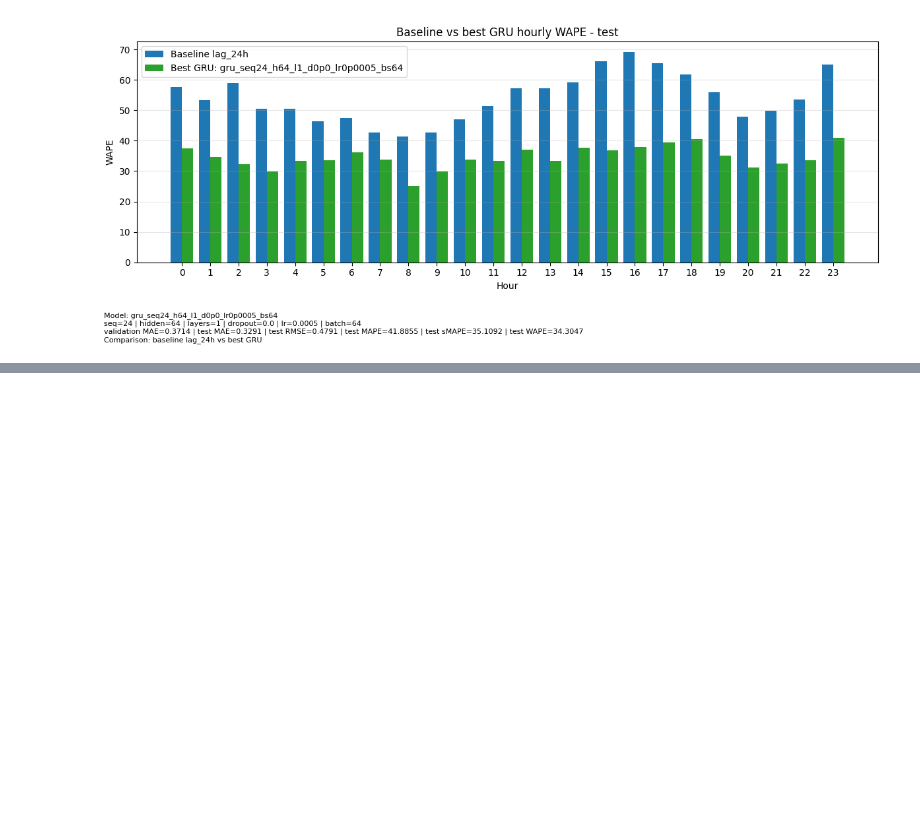
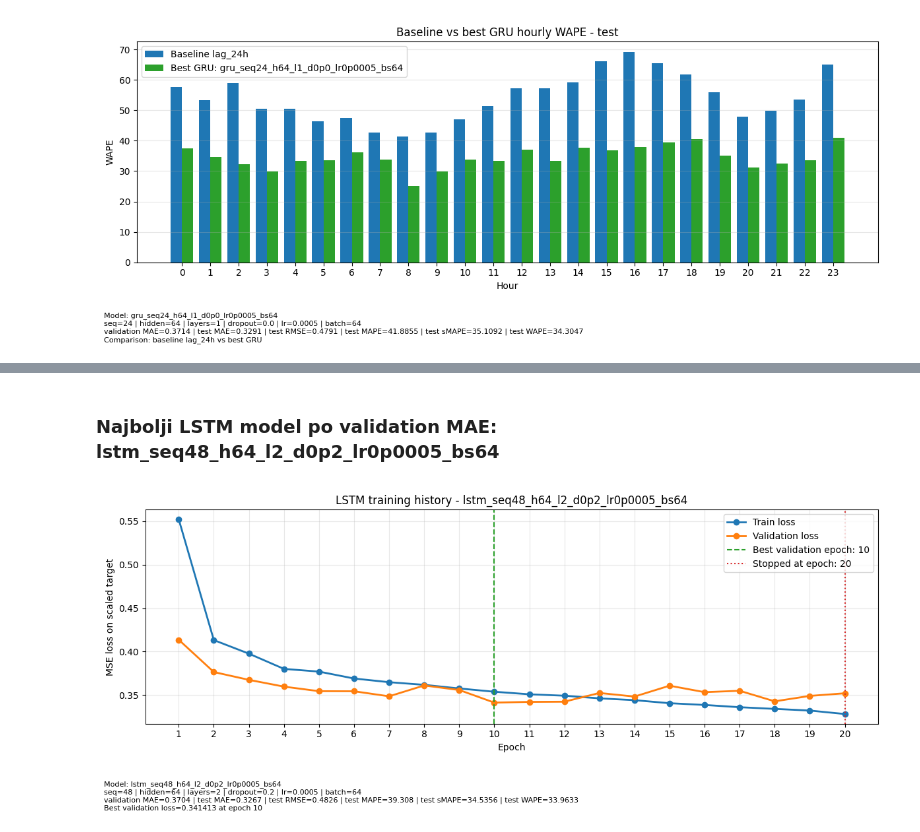
Before and after one commit to zele03/PowerPredict, a Jupyter notebook: docs/powerpredict_walkthrough.ipynb, the cells around one changed output, grey strips where cells are left out. Cells and saved outputs as stored; diff of their text form; code cells hidden in the pictures; blank space fills up the shorter version.

```diff
--- a/docs/powerpredict_walkthrough.ipynb
+++ b/docs/powerpredict_walkthrough.ipynb
@@ -20,10 +20,13 @@ if str(PROJECT_ROOT) not in sys.path:
     sys.path.insert(0, str(PROJECT_ROOT))
 LOGS_DIR = PROJECT_ROOT / "data" / "logs"
 GRU_LOGS_DIR = LOGS_DIR / "gru_logs"
+LSTM_LOGS_DIR = LOGS_DIR / "lstm_logs"
 COMPARE_LOGS_DIR = LOGS_DIR / "compare_logs"
 BASELINE_GRAPHS_DIR = PROJECT_ROOT / "data" / "graphs" / "baseline_graphs"
 GRU_GRAPHS_DIR = PROJECT_ROOT / "data" / "graphs" / "gru_graphs"
+LSTM_GRAPHS_DIR = PROJECT_ROOT / "data" / "graphs" / "lstm_graphs"
 COMPARE_GRAPHS_DIR = PROJECT_ROOT / "data" / "graphs" / "baseline_gru_compare_graphs"
+LSTM_COMPARE_GRAPHS_DIR = PROJECT_ROOT / "data" / "graphs" / "baseline_lstm_compare_graphs"
 
 pd.set_option("display.max_columns", 50)
 pd.set_option("display.width", 140)
@@ -436,0 +411,39 @@ for graph_path in sorted(COMPARE_GRAPHS_DIR.glob("*.png")):
+# %%
+lstm_summaries_path = LSTM_LOGS_DIR / "lstm_model_summaries.csv"
+lstm_history_paths = sorted(LSTM_LOGS_DIR.glob("*_training_history.csv"))
+lstm_history_summary_rows = []
+
+for path in lstm_history_paths:
+    model_name = path.stem.removesuffix("_training_history")
+    history_df = pd.read_csv(path)
+    best_idx = history_df["validation_loss"].idxmin()
+    best_row = history_df.loc[best_idx]
+    lstm_history_summary_rows.append({
+        "Model": model_name,
+        "stopped_epoch": int(history_df["epoch"].iloc[-1]),
+        "best_validation_epoch": int(best_row["epoch"]),
+        "best_validation_loss": best_row["validation_loss"],
+        "train_loss_at_best_validation": best_row["train_loss"],
+        "final_train_loss": history_df["train_loss"].iloc[-1],
+        "final_validation_loss": history_df["validation_loss"].iloc[-1],
+    })
+
+lstm_history_summary = pd.DataFrame(lstm_history_summary_rows)
+if lstm_summaries_path.exists() and not lstm_history_summary.empty:
+    metric_summary = pd.read_csv(lstm_summaries_path)[["Model", "validation_MAE", "test_MAE"]]
+    lstm_history_summary = lstm_history_summary.merge(metric_summary, on="Model", how="left")
+    best_lstm_history_model = lstm_history_summary.sort_values("validation_MAE").iloc[0]["Model"]
+    selected_lstm_history_summary = lstm_history_summary[
+        lstm_history_summary["Model"] == best_lstm_history_model
+    ].sort_values("validation_MAE")
+else:
+    selected_lstm_history_summary = lstm_history_summary
+
+display(selected_lstm_history_summary)
+
+for row in selected_lstm_history_summary.itertuples(index=False):
+    graph_path = LSTM_GRAPHS_DIR / f"{row.Model}_training_history.png"
+    if graph_path.exists():
+        display(Markdown(f"### Najbolji LSTM model po validation MAE: {row.Model}"))
+        display(Image(filename=str(graph_path)))
+# %% [output]
@@ -436,0 +452,2 @@ for graph_path in sorted(COMPARE_GRAPHS_DIR.glob("*.png")):
+### Najbolji LSTM model po validation MAE: lstm_seq48_h64_l2_d0p2_lr0p0005_bs64
+[figure, added]
```
Also changed, not shown: parts of 28 cells of this notebook, 4 other files.
